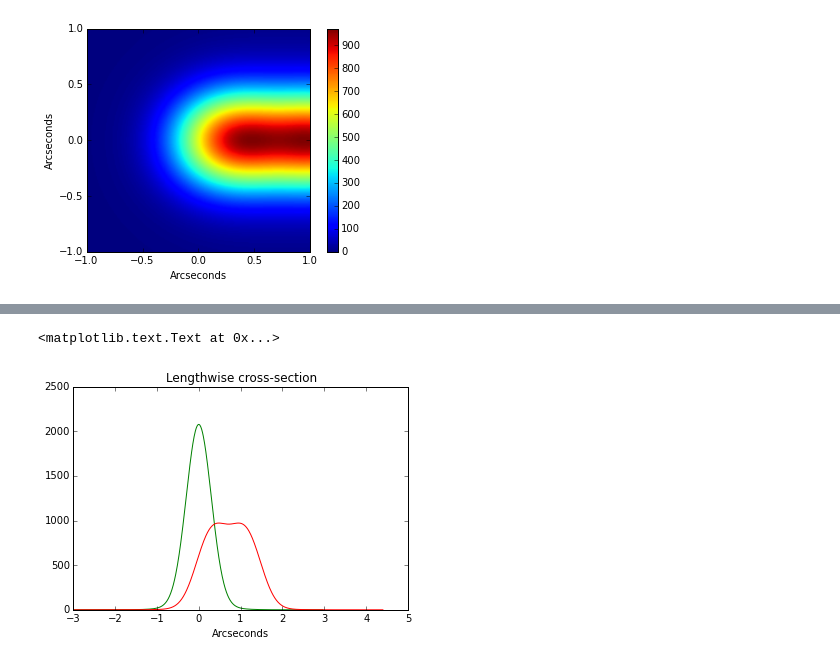
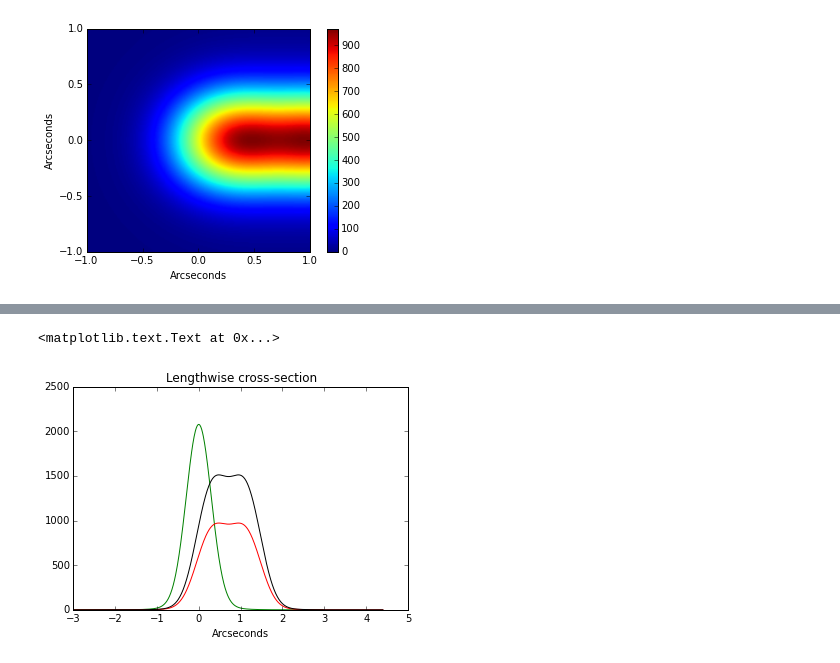
Before and after one commit to rhiannonlynne/MafSSO, a Jupyter notebook: Trailing Losses.ipynb, the cells around one changed output, grey strips where cells are left out. Saved outputs shown, nothing was run; the diff lists cells and outputs as text; code cells hidden in the pictures.

Commit message:
calculated losses due to m5 threshhold

```diff
--- a/Trailing Losses.ipynb
+++ b/Trailing Losses.ipynb
@@ -418,0 +432,10 @@ zoomImage(x_mo, y_mo, flux_mo)
+# %%
+# Generate a PSF profile that we will correlate with the stationary and moving object sources
+# (this is the LSST detection filter)
+x_psf, y_psf, psfprofile = stationaryPSF(seeing=seeing, totalflux=1.0, stepsize=0.01, alpharad=10.0)
+# %%
+from scipy import signal
+filtered_stat = signal.fftconvolve(flux_stat, psfprofile)
+plt.imshow(filtered_stat, origin='lower')
+plt.colorbar()
+print filtered_stat.max(), flux_stat.max()
@@ -418,0 +445,5 @@ zoomImage(x_mo, y_mo, flux_mo)
+# %%
+filtered_mo = signal.fftconvolve(flux_mo, psfprofile)
+plt.imshow(filtered_mo, origin='lower')
+plt.colorbar()
+print filtered_mo.max(), flux_mo.max()
@@ -418,0 +453,12 @@ zoomImage(x_mo, y_mo, flux_mo)
+# %%
+# So how much brighter do we have to get as a moving object in order to hit the
+#  out_stat.max() value, which is the detection threshhold?
+ratio = filtered_stat.max() / filtered_mo.max()
+print "increasing counts in moving object by", ratio
+dmag = 2.5*np.log10(ratio)
+print "equivalent to change in magnitude of", dmag
+flux_mo2 = flux_mo * ratio
+filtered_mo2 = signal.fftconvolve(flux_mo2, psfprofile)
+plt.imshow(filtered_mo2, origin='lower')
+plt.colorbar()
+print filtered_mo2.max(), flux_mo2.max()
@@ -419,10 +470,12 @@ zoomImage(x_mo, y_mo, flux_mo)
 # %%
 fx_stat, fy_stat = crossSection(x_stat, y_stat, flux_stat)
 fx_mo, fy_mo = crossSection(x_mo, y_mo, flux_mo)
+fx_mo2, fy_mo2 = crossSection(x_mo, y_mo, flux_mo2)
 plt.plot(x_stat, fx_stat, 'g')
 plt.plot(x_mo, fx_mo, 'r')
+plt.plot(x_mo, fx_mo2, 'k')
 plt.xlabel("Arcseconds")
 plt.title('Lengthwise cross-section')
 # %% [output]
 <matplotlib.text.Text at 0x...>
-[figure, old version]
+[figure, new version]
```
Also changed, not shown: parts of 30 cells of this notebook.
